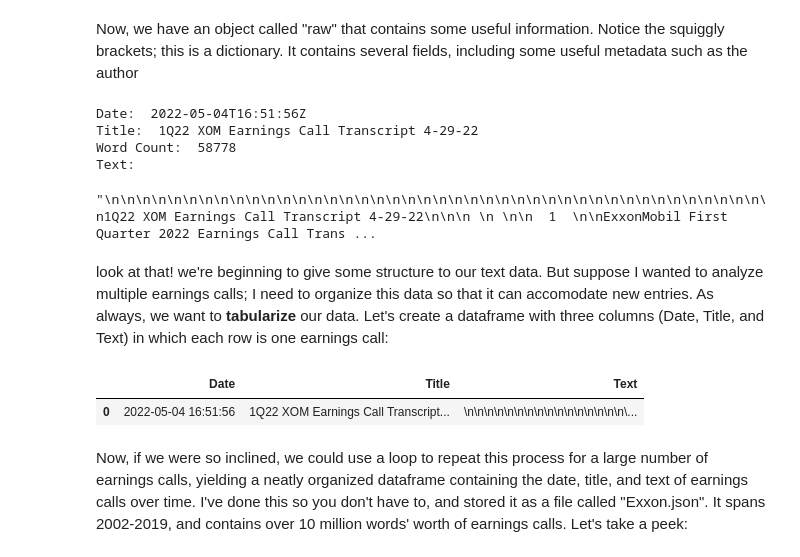
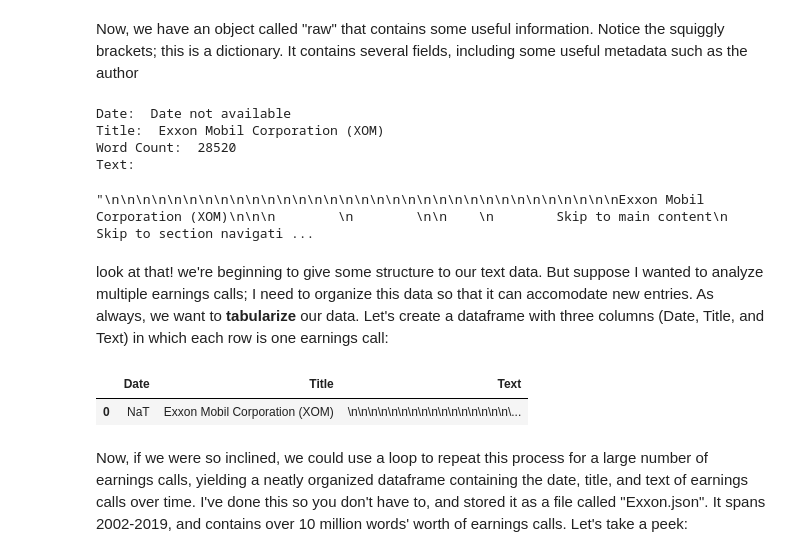
Before and after one commit to capucinelabouret/QM2, a Jupyter notebook: notebooks/W04. Natural Language Processing.ipynb, the cells around one changed output. Saved outputs shown, nothing was run; the diff lists cells and outputs as text; code cells hidden in the pictures.

```diff
--- a/notebooks/W04. Natural Language Processing.ipynb
+++ b/notebooks/W04. Natural Language Processing.ipynb
@@ -81,36 +81,47 @@ WARNING:tika.tika:Failed to see startup log message; retrying...
 # %% [markdown]
 Now, we have an object called "raw" that contains some useful information. Notice the squiggly brackets; this is a dictionary. It contains several fields, including some useful metadata such as the author
 # %%
-date=raw['metadata']['date']
-title=raw['metadata']['dc:title']
-raw_text=raw['content']
+if 'metadata' in raw and 'date' in raw['metadata']:
+    date = raw['metadata']['date']
+else:
+    date = 'Date not available'
 
+if 'metadata' in raw and 'dc:title' in raw['metadata']:
+    title = raw['metadata']['dc:title']
+else:
+    title = 'Title not available'
+
+if 'content' in raw:
+    raw_text = raw['content']
+else:
+    raw_text = 'Text not available'
 print('Date: ', date)
 print('Title: ', title)
 print('Word Count: ', len(raw_text))
 print('Text:')
 raw_text
 # %% [output]
-Date:  2022-05-04T16:51:56Z
-Title:  1Q22 XOM Earnings Call Transcript 4-29-22
-Word Count:  58778
+Date:  Date not available
+Title:  Exxon Mobil Corporation (XOM)
+Word Count:  28520
 Text:
-"\n\n\n\n\n\n\n\n\n\n\n\n\n\n\n\n\n\n\n\n\n\n\n\n\n\n\n\n\n\n\n\n\n\n\n\n\n\n\n\n\n\n\n1Q22 XOM Earnings Call Transcript 4-29-22\n\n\n \n \n\n  1  \n\nExxonMobil First Quarter 2022 Earnings Call Trans ...
+"\n\n\n\n\n\n\n\n\n\n\n\n\n\n\n\n\n\n\n\n\n\n\n\n\n\n\n\n\n\n\n\n\nExxon Mobil Corporation (XOM)\n\n\n        \n        \n\n    \n        Skip to main content\n                Skip to section navigati ...
 # %% [markdown]
 look at that! we're beginning to give some structure to our text data. But suppose I wanted to analyze multiple earnings calls; I need to organize this data so that it can accomodate new entries. As always, we want to **tabularize** our data. Let's create a dataframe with three columns (Date, Title, and Text) in which each row is one earnings call:
 # %%
 # create a dataframe using the above data
 call=pd.DataFrame({'Date':[date],'Title':[title],'Text':[raw_text]})
+call['Date'] = call['Date'].replace('Date not available', pd.NaT)
 
 # remember, datetime information almost always reaches us as text.
 # we need to explicitly convert it to the datetime data type.
-call['Date']=pd.to_datetime(call['Date'], infer_datetime_format=True)
+call['Date']=pd.to_datetime(call['Date'],infer_datetime_format=True)
 
 # Let's see what we've got.
 call
 # %% [output]
 |  | Date | Title | Text |
-| 0 | 2022-05-04 16:51:56 | 1Q22 XOM Earnings Call Transcript... | \n\n\n\n\n\n\n\n\n\n\n\n\n\n\n\n\... |
+| 0 | NaT | Exxon Mobil Corporation (XOM) | \n\n\n\n\n\n\n\n\n\n\n\n\n\n\n\n\... |
 # %% [markdown]
 Now, if we were so inclined, we could use a loop to repeat this process for a large number of earnings calls, yielding a neatly organized dataframe containing the date, title, and text of earnings calls over time. I've done this so you don't have to, and stored it as a file called "Exxon.json". It spans 2002-2019, and contains over 10 million words' worth of earnings calls. Let's take a peek:
 # %%
```
Also changed, not shown: parts of 1 cell of this notebook.
